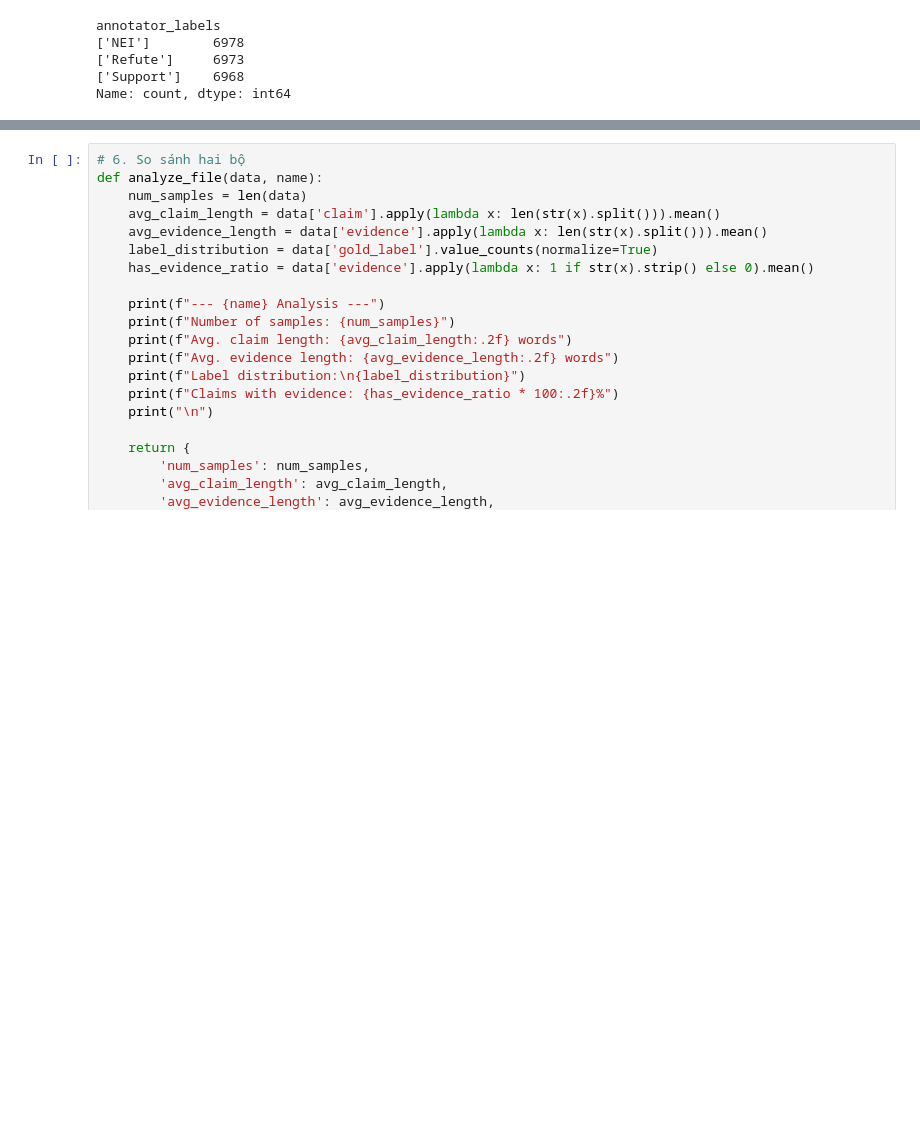
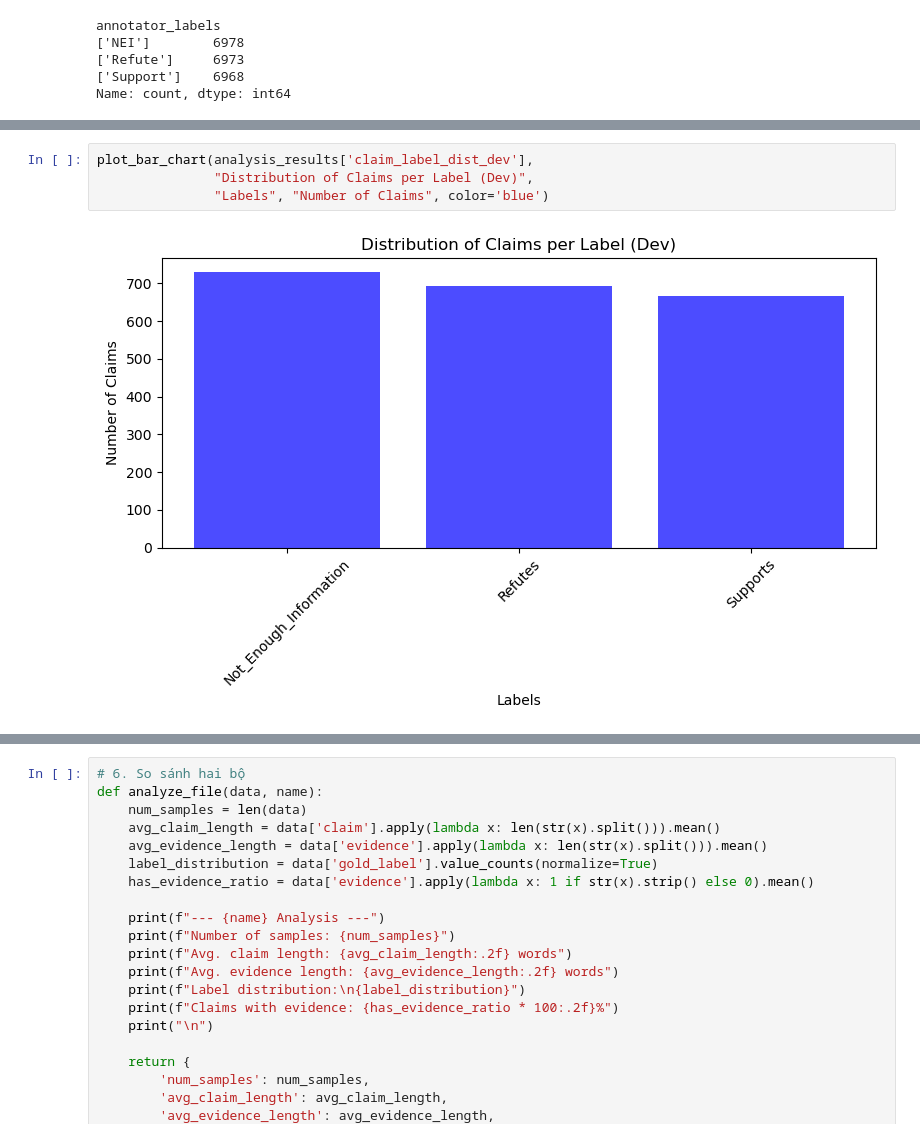
Before and after one commit to thienphucle/DS310.P11_FinalProject, a Jupyter notebook: ViWikiFC/ViWikiFC.ipynb, the cells around one changed output, grey strips where cells are left out. Cells and saved outputs as stored; diff of their text form; blank space fills up the shorter version.

```diff
--- a/ViWikiFC/ViWikiFC.ipynb
+++ b/ViWikiFC/ViWikiFC.ipynb
@@ -267,0 +423,6 @@ Phân tích tổng quan đặc điểm của dữ liệu ViWikiFC:
+# %%
+plot_bar_chart(analysis_results['claim_label_dist_dev'],
+               "Distribution of Claims per Label (Dev)",
+               "Labels", "Number of Claims", color='blue')
+# %% [output]
+[figure, added]
```
Also changed, not shown: parts of 45 cells of this notebook.
